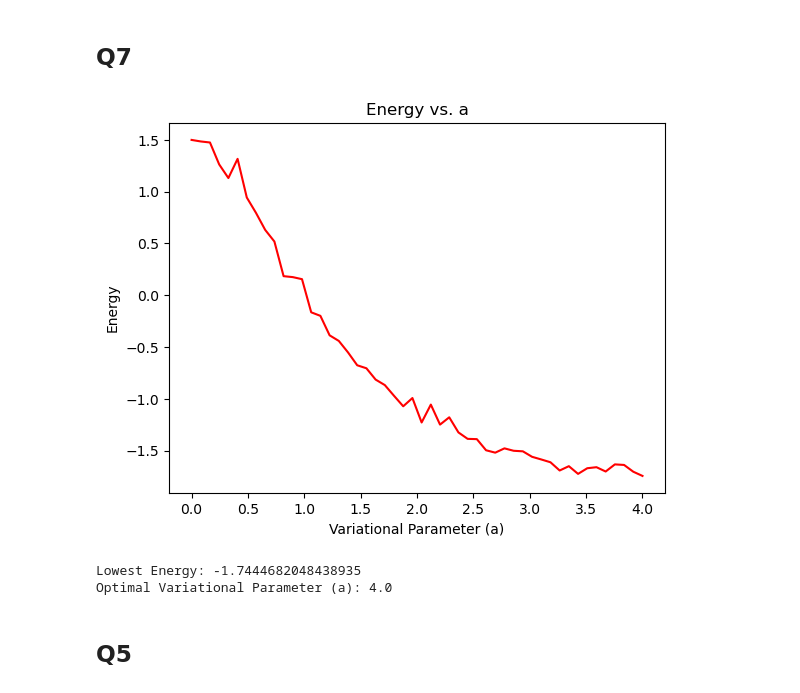
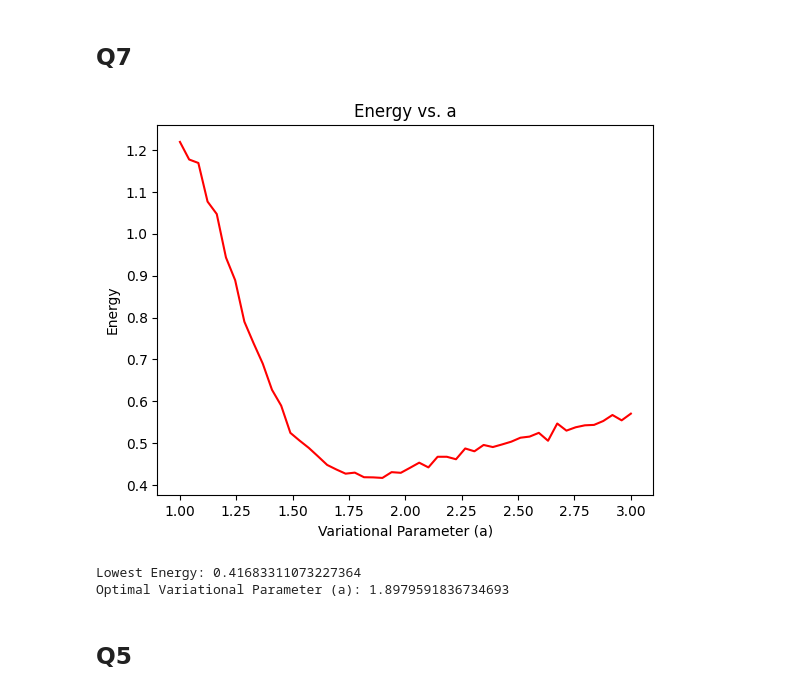
Before and after one commit to slashgeaus/Computational-physics, a Jupyter notebook: Endsem/Endsem.ipynb, the cells around one changed output. Saved outputs shown, nothing was run; the diff lists cells and outputs as text; code cells hidden in the pictures.

```diff
--- a/Endsem/Endsem.ipynb
+++ b/Endsem/Endsem.ipynb
@@ -161,58 +161,61 @@ def wavefunction(x, param):
     if abs(x) > 2:
         return 0
     else:
-        return (0.5 * (param*2 - x*2))**2
+        return (0.5 * (param**2 - x**2))**2
 
 def energy(x,param):
-    return -2*(param**2-x**2)-x**2/2
+    # if abs(x) > 2:
+    #     return 0
+    return 0.5*(1/(param**2 - x**2) + x**2)
 
 def MonteCarlo(num_iterations, param):
-    position = 0
+    position = 0.001
     energy_values = []
 
-    for _ in range(num_iterations):
+    for k in range(num_iterations):
 
-        new_position = np.random.normal(loc=position, scale=0.5)
+        new_position = position + 0.6*np.random.randn()
 
-        acceptance_probability = min(1, wavefunction(new_position, param) / wavefunction(position, param))
+        acceptance_probability = min(1, wavefunction(new_position, param) / (wavefunction(position, param)))
 
         if np.random.rand() < acceptance_probability:
             position = new_position
 
         # Compute local energy and add to list
-        local_energy = energy(position,param) / wavefunction(position, param)
-        energy_values.append(local_energy)
+        if k > 1000:
+            local_energy = energy(position,param)
+            energy_values.append(local_energy)
 
     return np.mean(energy_values)
 
 # Simulation parameters
 iterations = 20000
 num_param_values = 50
-param_values = np.linspace(0, 4, num_param_values)
+param_values = np.linspace(1, 3, num_param_values)
 
 # Run Monte Carlo for each value of param
 energy_estimates = []
 for param in tqdm(param_values):
     estimated_energy = MonteCarlo(iterations, param)
     energy_estimates.append(estimated_energy)
 
 # Find the minimum energy and the corresponding optimal param value
 lowest_energy = min(energy_estimates)
 optimal_param = param_values[np.argmin(energy_estimates)]
 
 # Plot the energy as a function of param
 plt.plot(param_values, energy_estimates, color='r', linestyle='-')
 plt.xlabel('Variational Parameter (a)')
 plt.ylabel('Energy')
 plt.title('Energy vs. a')
 plt.show()
 
 print("Lowest Energy:", lowest_energy)
 print("Optimal Variational Parameter (a):", optimal_param)
 # %% [output]
-[figure, old version]
+[figure, new version]
-Lowest Energy: -1.7444682048438935
-Optimal Variational Parameter (a): 4.0
+Lowest Energy: 0.41683311073227364
+Optimal Variational Parameter (a): 1.8979591836734693
 # %% [markdown]
 ## Q5
 # %%
```
Also changed, not shown: parts of 3 cells of this notebook.
